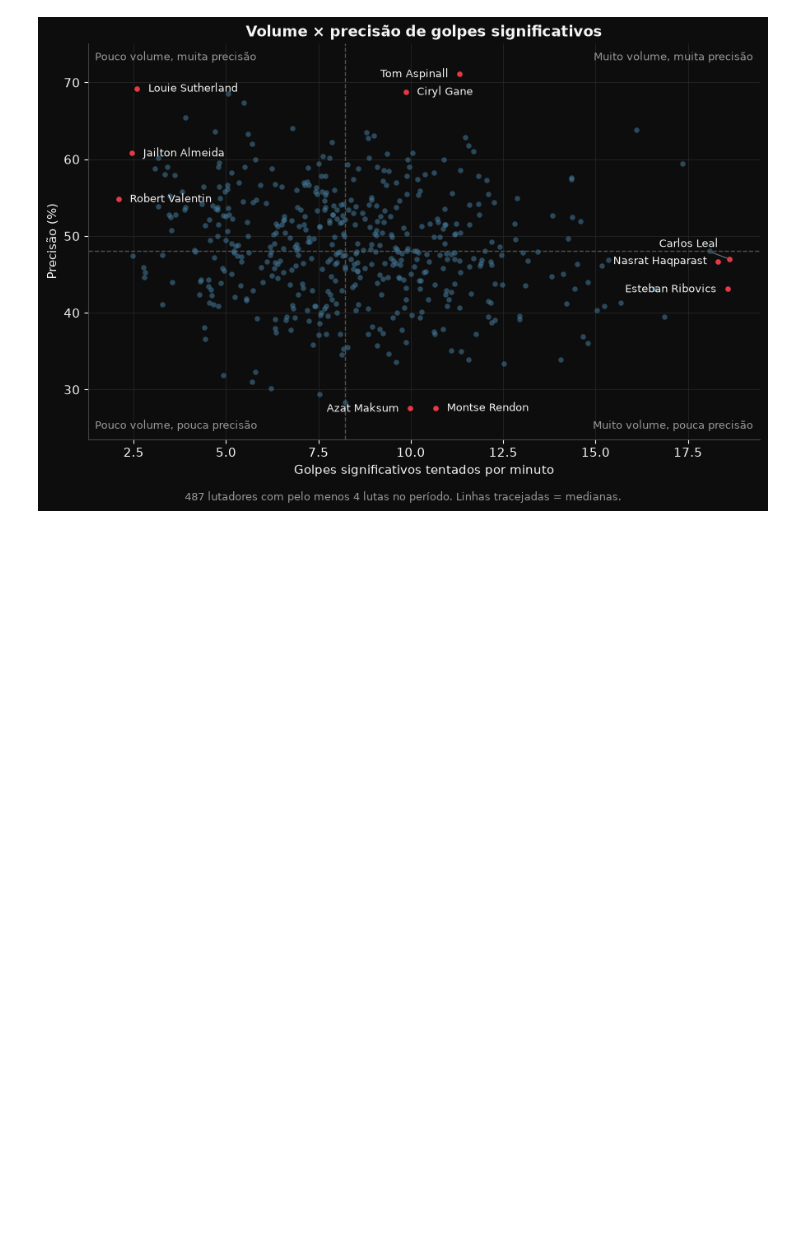
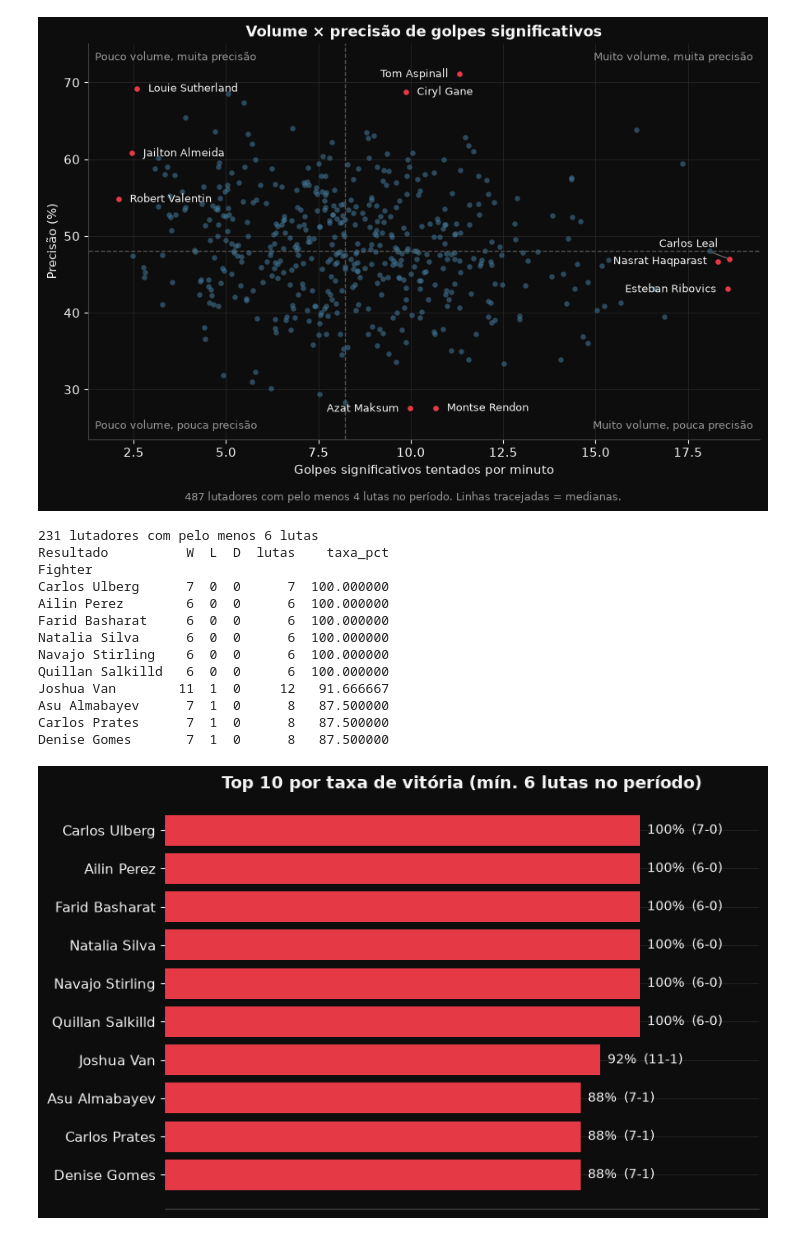
Before and after one commit to khannnn1/ufc-data, a Jupyter notebook: notebooks/02_visualizacao.ipynb, the cells around one changed output. Saved outputs shown, nothing was run; the diff lists cells and outputs as text; code cells hidden in the pictures; blank space fills up the shorter version.

Commit message:
Adiciona gráfico top 10 por taxa de vitória (mín. 6 lutas)
Co-Authored-By: Claude Opus 5.5 <noreply@anthropic.com>

```diff
--- a/notebooks/02_visualizacao.ipynb
+++ b/notebooks/02_visualizacao.ipynb
@@ -322,3 +322,49 @@ plt.show()
 # %% [output]
 487 lutadores | medianas: 8.2 golpes/min, 48.0%
 [figure]
+# %%
+# Taxa de vitória: corrige o viés do top 10 por vitórias (que favorece quem lutou mais).
+# Denominador = vitórias + derrotas + empates (NC fica de fora). Com menos de 6 lutas
+# o top 10 vira só invictos de 100%; empate na taxa é desempatado pelo nº de vitórias.
+MIN_LUTAS_TAXA = 6
+
+cartel = pd.crosstab(df["Fighter"], df["Resultado"]).reindex(columns=["W", "L", "D"], fill_value=0)
+cartel["lutas"] = cartel[["W", "L", "D"]].sum(axis=1)
+cartel = cartel[cartel["lutas"] >= MIN_LUTAS_TAXA]
+cartel["taxa_pct"] = cartel["W"] / cartel["lutas"] * 100
+
+top_taxa = cartel.sort_values(["taxa_pct", "W"], ascending=False).head(10)
+print(f"{len(cartel)} lutadores com pelo menos {MIN_LUTAS_TAXA} lutas")
+print(top_taxa)
+
+fig, ax = plt.subplots(figsize=(8, 5))
+barras = ax.barh(top_taxa.index[::-1], top_taxa["taxa_pct"].values[::-1], color=COR_VERMELHO)
+
+# Valor na ponta com o cartel (V-D, e -E se houver empate), para mostrar o tamanho da amostra
+for barra, (_, linha) in zip(barras, top_taxa[::-1].iterrows()):
+    v, d, e = int(linha["W"]), int(linha["L"]), int(linha["D"])
+    cartel_txt = f"{v}-{d}" + (f"-{e}" if e else "")
+    ax.text(barra.get_width() + 1.5, barra.get_y() + barra.get_height() / 2,
+            f"{linha['taxa_pct']:.0f}%  ({cartel_txt})", va="center", fontsize=10, color="#f5f5f5")
+
+estilizar_grafico(ax, f"Top 10 por taxa de vitória (mín. {MIN_LUTAS_TAXA} lutas no período)")
+ax.set_xlim(0, 125)
+
+plt.tight_layout()
+plt.savefig("../figures/top10_taxa_vitoria.png", dpi=150, facecolor=fig.get_facecolor())
+plt.show()
+# %% [output]
+231 lutadores com pelo menos 6 lutas
+Resultado          W  L  D  lutas    taxa_pct
+Fighter
+Carlos Ulberg      7  0  0      7  100.000000
+Ailin Perez        6  0  0      6  100.000000
+Farid Basharat     6  0  0      6  100.000000
+Natalia Silva      6  0  0      6  100.000000
+Navajo Stirling    6  0  0      6  100.000000
+Quillan Salkilld   6  0  0      6  100.000000
+Joshua Van        11  1  0     12   91.666667
+Asu Almabayev      7  1  0      8   87.500000
+Carlos Prates      7  1  0      8   87.500000
+Denise Gomes       7  1  0      8   87.500000
+[figure, added]
```
Also changed, not shown: 3 other files.
